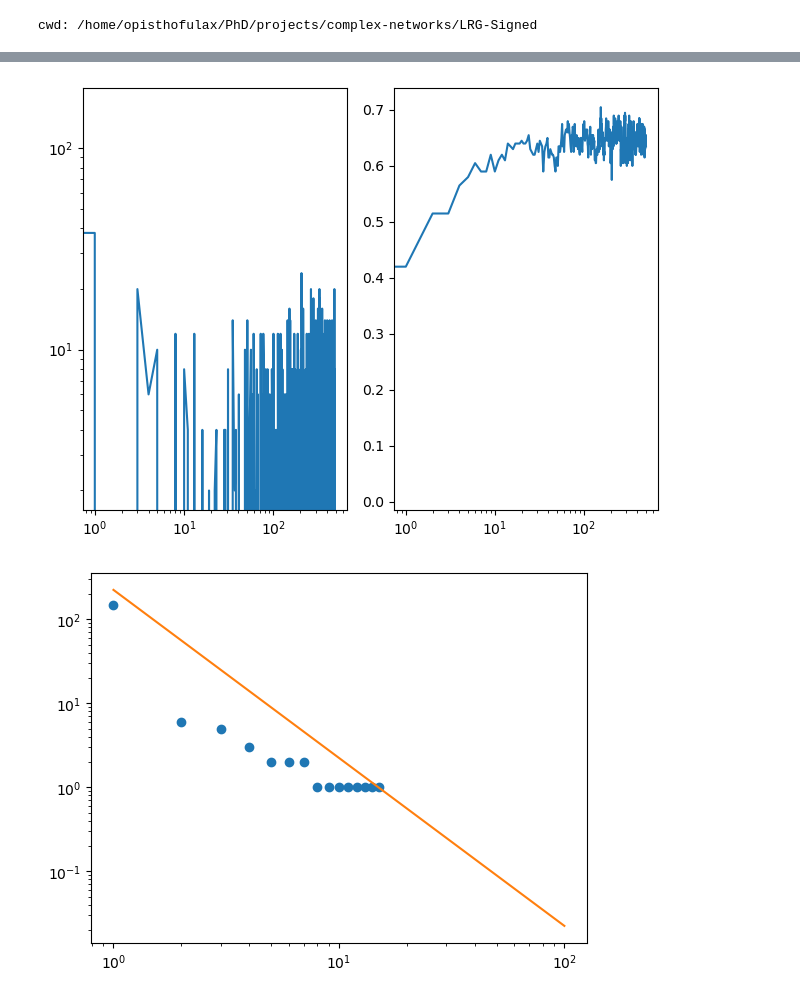
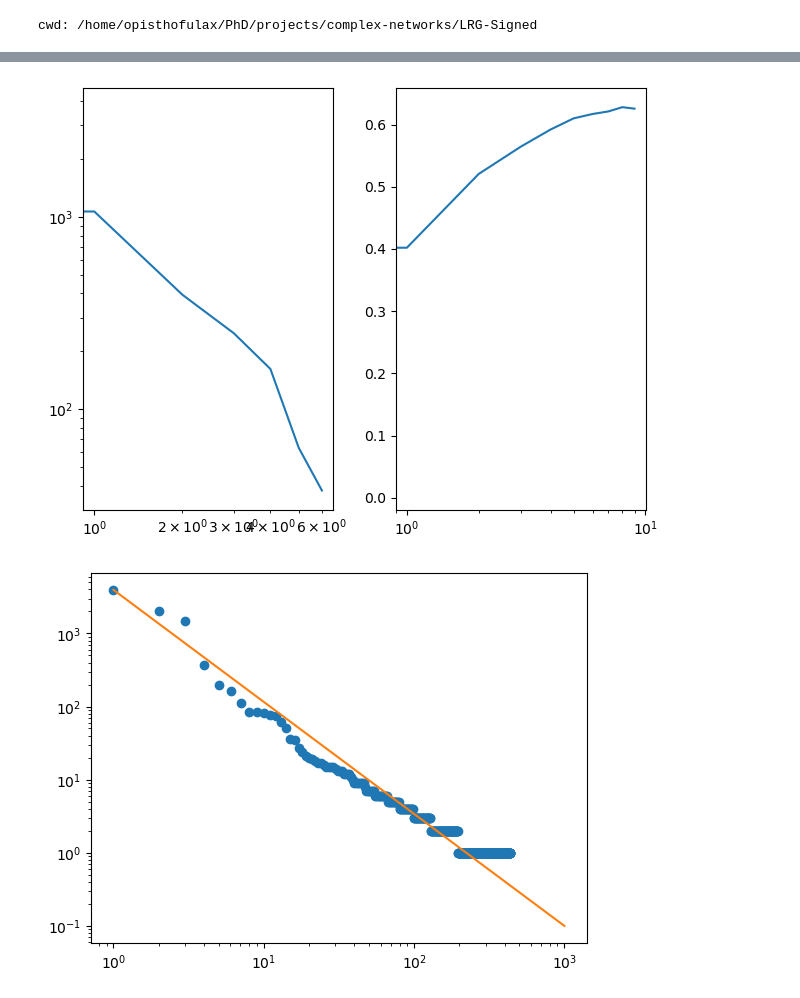
Before and after one commit to giulioiannelli/lrgsglib-public, a Jupyter notebook: notebooks/lattc2dsq_IsingDynamics.ipynb, the cells around one changed output, grey strips where cells are left out. Cells and saved outputs as stored; diff of their text form; code cells hidden in the pictures.

```diff
--- a/notebooks/lattc2dsq_IsingDynamics.ipynb
+++ b/notebooks/lattc2dsq_IsingDynamics.ipynb
@@ -10,7 +10,7 @@ move_to_rootf(print_tf=True)
 # %% [output]
 cwd: /home/opisthofulax/PhD/projects/complex-networks/LRG-Signed
 # %%
-side = 20
+side = 100
 eigenmode = 0
 #
 theLattice = Lattice2D(#
@@ -32,4 +32,4 @@ SLRG_obj.init_weights()
 #
 SLRG_obj.flip_random_fract_edges()
 # %%
-magn, ene = SLRG_obj.run_ising_dynamics(nstepsIsing=500, T=0.3)
+magn, ene = SLRG_obj.run_ising_dynamics(nstepsIsing=100, T=0.3)
@@ -52,11 +91,11 @@ fig.tight_layout()
 # %%
 fig, ax = plt.subplots(ncols=2)
-ax[0].plot(-np.roll(dv(np.array(ene)), 10)[10:])
+ax[0].plot(np.abs(np.roll(dv(np.array(ene)), 2)[2:]))
 ax[0].set_yscale('log')
 ax[0].set_xscale('log')
 #
 ax[1].plot(np.abs(ene)/SLRG_obj.system.N)
 ax[1].set_xscale('log')
 fig.tight_layout()
 # %% [output]
-[figure, old version]
+[figure, new version]
@@ -71,11 +102,12 @@ distr = np.unique(SLRG_obj.mapping, return_counts=True)
 # %%
+distr = np.unique(SLRG_obj.mapping, return_counts=True)
 zipf  = sorted(distr[1], reverse=True)
-plt.plot(zipf, 'o')
-plt.plot(np.logspace(0, 2), max(zipf)*(np.logspace(0, 2))**-2)
+plt.plot(np.linspace(1, len(zipf)+1, num=len(zipf)), zipf, 'o')
+plt.plot(np.logspace(0, 3), max(zipf)*(np.logspace(0, 2))**-2.3)
 plt.yscale('log')
 plt.xscale('log')
 # %% [output]
-[figure, old version]
+[figure, new version]
 # %%
 def map_tuple_to_numeric(tuple_value):
     # You can use a weighted sum of the tuple elements as an example
```
Also changed, not shown: parts of 11 cells of this notebook, 3 other files.
